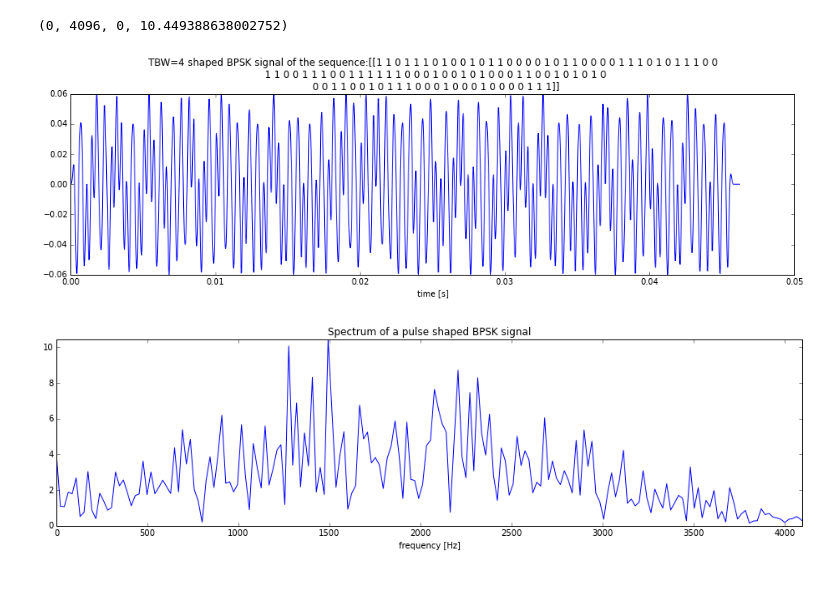
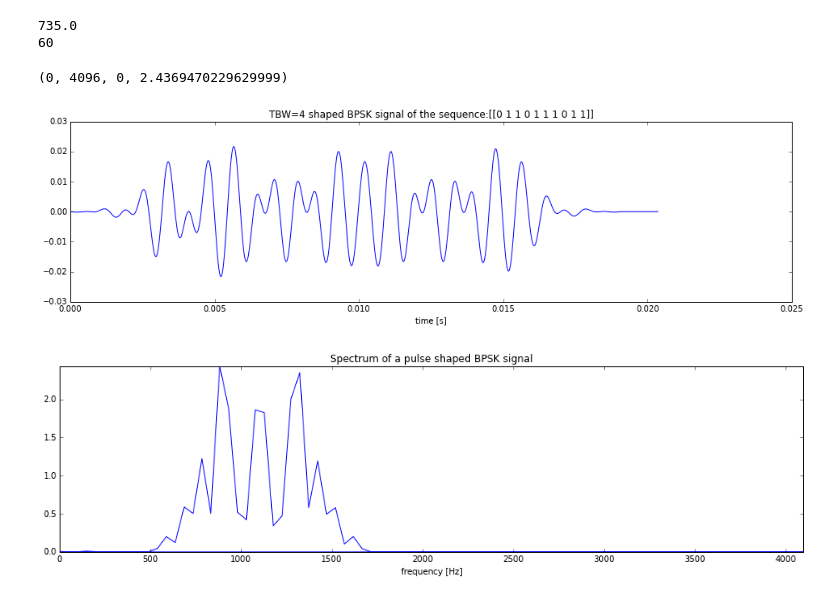
Before and after one commit to lambdaloop/radio-images, a Jupyter notebook: test.ipynb, the cells around one changed output. Drawn from its saved outputs; the diff is of its cells as text; code cells hidden in the pictures.

```diff
--- a/test.ipynb
+++ b/test.ipynb
@@ -220,36 +222,44 @@ def printDevNumbers(p):
         print n, name
 # %%
 fs = 44100  # sampling rate
-baud = 441*5  # symbol rate
-Nbits = 100  # number of bits
-Ns = fs/baud
+Ns = 60 # samples per bit
+baud = float(fs)/Ns  # symbol rate
+print(baud)
+
+Nbits = 10  # number of bits
 N = Nbits * Ns
-f0 = 1800
+print(Ns)
+f0 = 1102.5
 bits = randn(Nbits,1) > 0
+
+bits4 = np.int32(np.random.random((Nbits, 1))*4)
+# %% [output]
+735.0
+60
 # %%
 imp = zeros(N)
 imp[::Ns] = bits.ravel()*2-1
 
-h = signal.firwin(Ns*2,1.0/Ns)
-imp_sinc = signal.fftconvolve(imp,h,mode='full')
+h = signal.firwin(Ns*5.0,1.0/Ns)
+imp_sinc = signal.fftconvolve(imp,h, mode='full')
 t = r_[0.0:len(imp_sinc)]/fs
-BPSK_s = imp_sinc*sin(2*pi*f0*t)
-
+BPSK_s = imp_sinc * sin(2*pi*f0*t)
 
 fig = figure(figsize = (16,4))
 plot(t,BPSK_s)
 xlabel('time [s]')
 title('TBW=4 shaped BPSK signal of the sequence:'+ np.array2string(transpose(np.uint8(bits))))
 
-f = r_[0:len(imp_sinc)/2.0]/len(imp_sinc)*fs
+#f = r_[0:len(imp_sinc)/2.0]/len(imp_sinc)*fs
 BPSK_sf = (np.fft.fft(BPSK_s))
+f = np.fft.fftfreq(len(BPSK_s), d=1.0/fs)
 
 fig = figure(figsize = (16,4))
-plot(f,abs(BPSK_sf[0:len(BPSK_sf)/2+1]))
+plot(f,abs(BPSK_sf))
 xlabel('frequency [Hz]')
 title('Spectrum of a pulse shaped BPSK signal ')
 axis((0,4096,0,max(abs(BPSK_sf))))
 # %% [output]
-(0, 4096, 0, 10.449388638002752)
+(0, 4096, 0, 2.4369470229629999)
-[figure, old version]
+[figure, new version]
-[figure, old version]
+[figure, new version]
```
Also changed, not shown: parts of 28 cells of this notebook, 8 other files.
